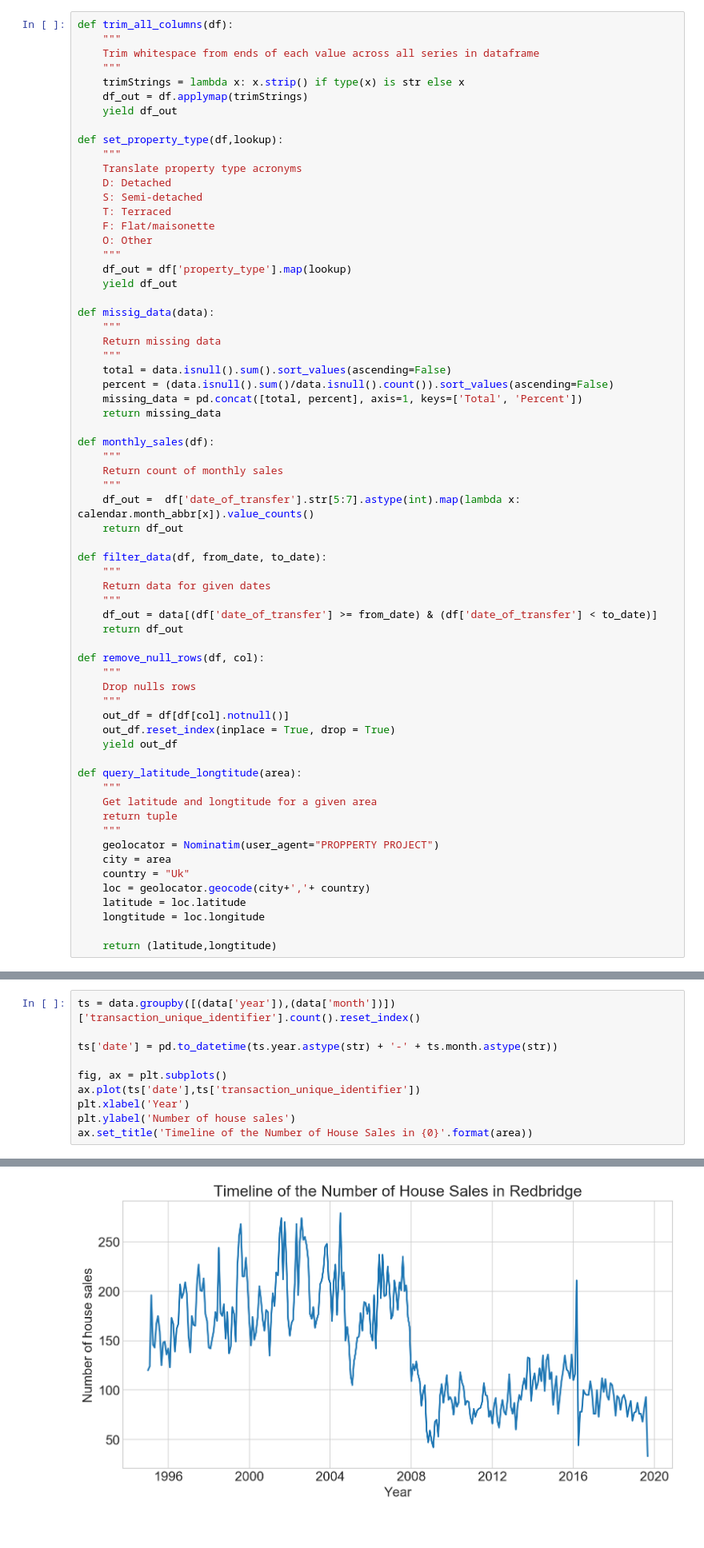
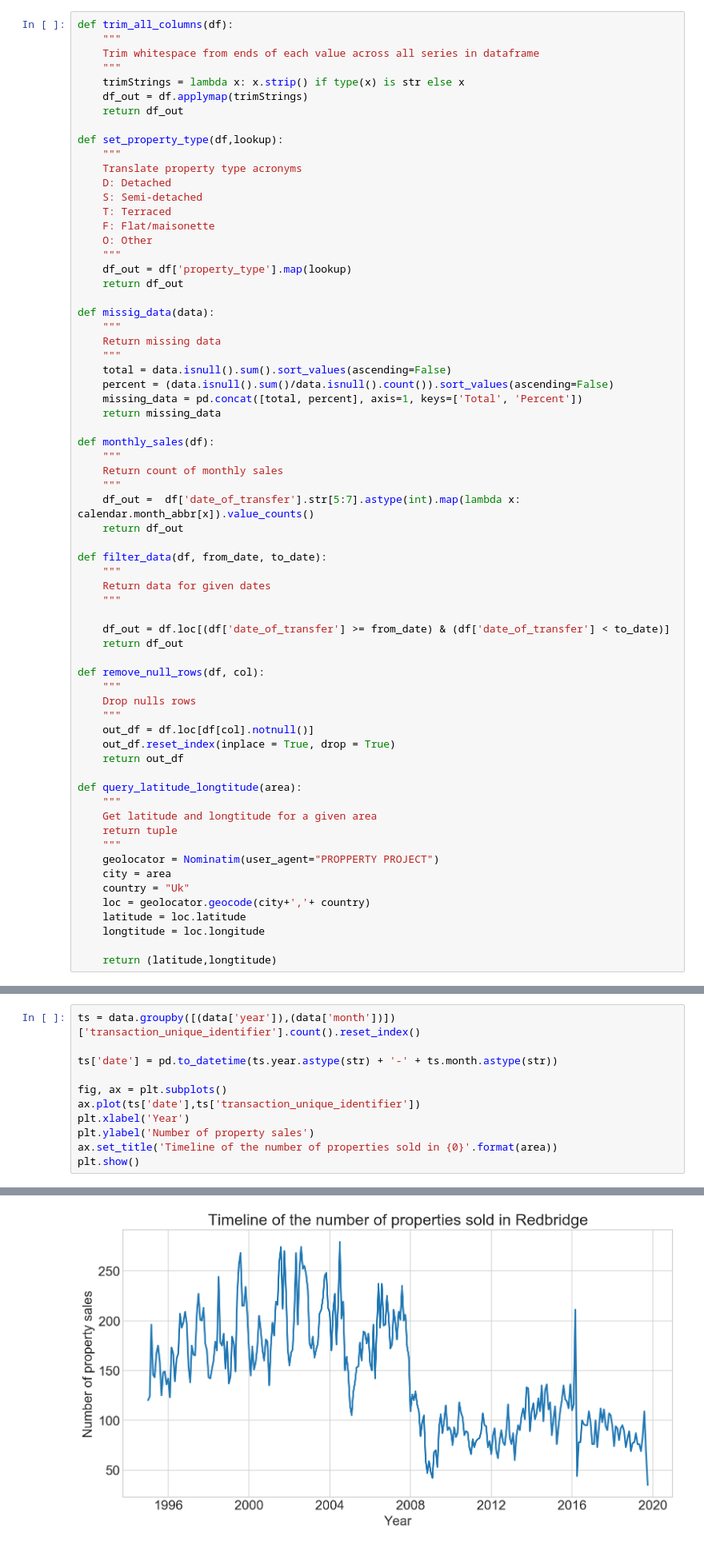
Before and after one commit to khalidhu/property_analysis, a Jupyter notebook: land_registry_data_Redbridge.ipynb, the cells around one changed output, grey strips where cells are left out. Shown at 80% size. Saved outputs shown, nothing was run; the diff lists cells and outputs as text.

```diff
--- a/land_registry_data_Redbridge.ipynb
+++ b/land_registry_data_Redbridge.ipynb
@@ -59,7 +75,7 @@ def trim_all_columns(df):
     """
     trimStrings = lambda x: x.strip() if type(x) is str else x
     df_out = df.applymap(trimStrings)
-    yield df_out
+    return df_out
 
 def set_property_type(df,lookup):
     """
@@ -71,7 +87,7 @@ def set_property_type(df,lookup):
     O: Other
     """
     df_out = df['property_type'].map(lookup)
-    yield df_out
+    return df_out
 
 def missig_data(data):
     """
@@ -93,16 +109,17 @@ def filter_data(df, from_date, to_date):
     """
     Return data for given dates
     """
-    df_out = data[(df['date_of_transfer'] >= from_date) & (df['date_of_transfer'] < to_date)]
+
+    df_out = df.loc[(df['date_of_transfer'] >= from_date) & (df['date_of_transfer'] < to_date)]
     return df_out
 
 def remove_null_rows(df, col):
     """
     Drop nulls rows
     """
-    out_df = df[df[col].notnull()]
+    out_df = df.loc[df[col].notnull()]
     out_df.reset_index(inplace = True, drop = True)
-    yield out_df
+    return out_df
 
 def query_latitude_longtitude(area):
     """
@@ -365,6 +377,7 @@ ts['date'] = pd.to_datetime(ts.year.astype(str) + '-' + ts.month.astype(str))
 fig, ax = plt.subplots()
 ax.plot(ts['date'],ts['transaction_unique_identifier'])
 plt.xlabel('Year')
-plt.ylabel('Number of house sales')
-ax.set_title('Timeline of the Number of House Sales in {0}'.format(area))
+plt.ylabel('Number of property sales')
+ax.set_title('Timeline of the number of properties sold in {0}'.format(area))
+plt.show()
 # %% [output]
@@ -372,4 +384,4 @@ Text(0.5, 1.0, 'Timeline of the Number of House Sales in Redbridge')
-[figure, old version]
+[figure, new version]
 # %%
 def get_median_price(data):
     return data.groupby(['year','outcode'])['price'].median().dropna().reset_index()
```
Also changed, not shown: parts of 26 cells of this notebook, 1 other file.
